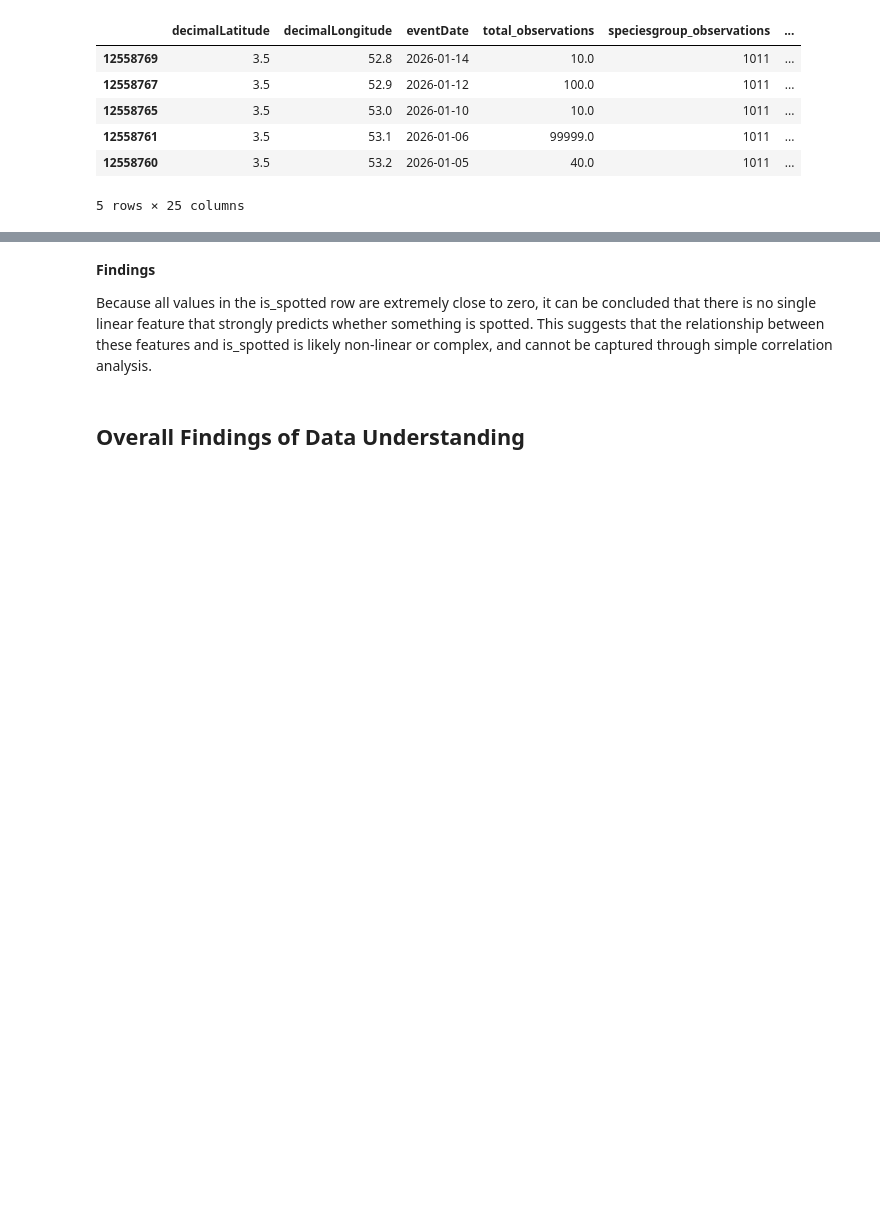
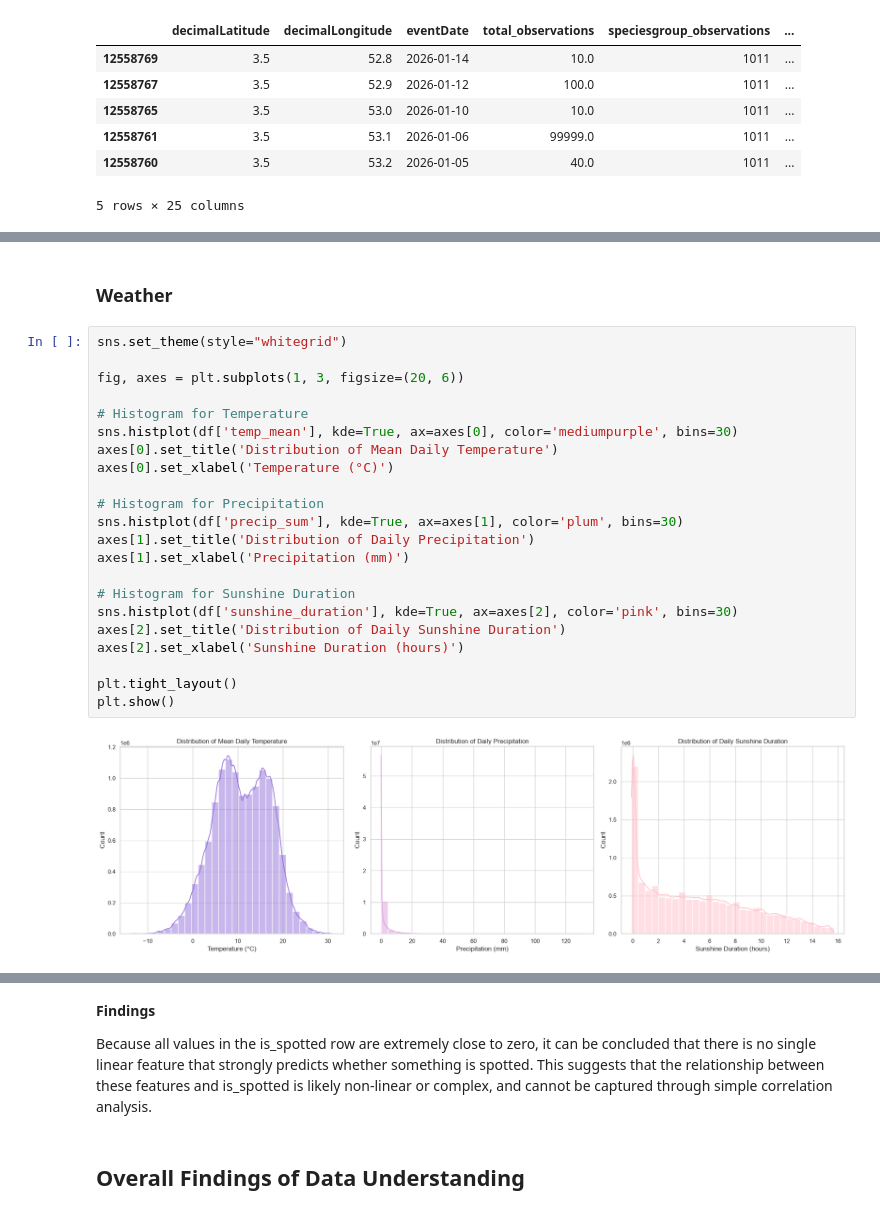
Before and after one commit to Sannebeast/Rabbitions, a Jupyter notebook: notebooks/project.ipynb, the cells around one changed output, grey strips where cells are left out. Saved outputs shown, nothing was run; the diff lists cells and outputs as text; blank space fills up the shorter version.

```diff
--- a/notebooks/project.ipynb
+++ b/notebooks/project.ipynb
@@ -637,0 +404,26 @@ plt.show()
+# %% [markdown]
+### Weather
+# %%
+sns.set_theme(style="whitegrid")
+
+fig, axes = plt.subplots(1, 3, figsize=(20, 6))
+
+# Histogram for Temperature
+sns.histplot(df['temp_mean'], kde=True, ax=axes[0], color='mediumpurple', bins=30)
+axes[0].set_title('Distribution of Mean Daily Temperature')
+axes[0].set_xlabel('Temperature (°C)')
+
+# Histogram for Precipitation
+sns.histplot(df['precip_sum'], kde=True, ax=axes[1], color='plum', bins=30)
+axes[1].set_title('Distribution of Daily Precipitation')
+axes[1].set_xlabel('Precipitation (mm)')
+
+# Histogram for Sunshine Duration
+sns.histplot(df['sunshine_duration'], kde=True, ax=axes[2], color='pink', bins=30)
+axes[2].set_title('Distribution of Daily Sunshine Duration')
+axes[2].set_xlabel('Sunshine Duration (hours)')
+
+plt.tight_layout()
+plt.show()
+# %% [output]
+[figure, added]
```
Also changed, not shown: parts of 33 cells of this notebook.
